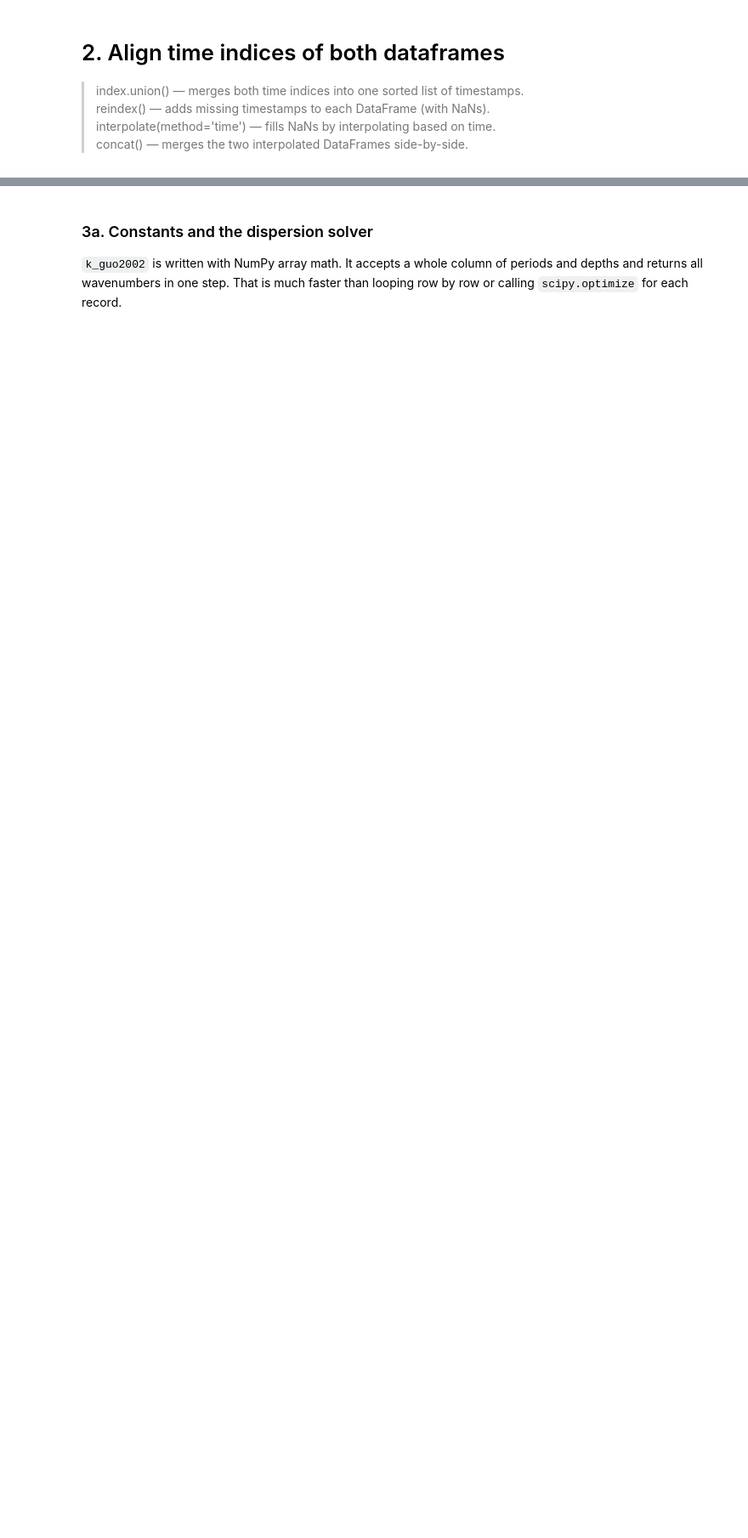
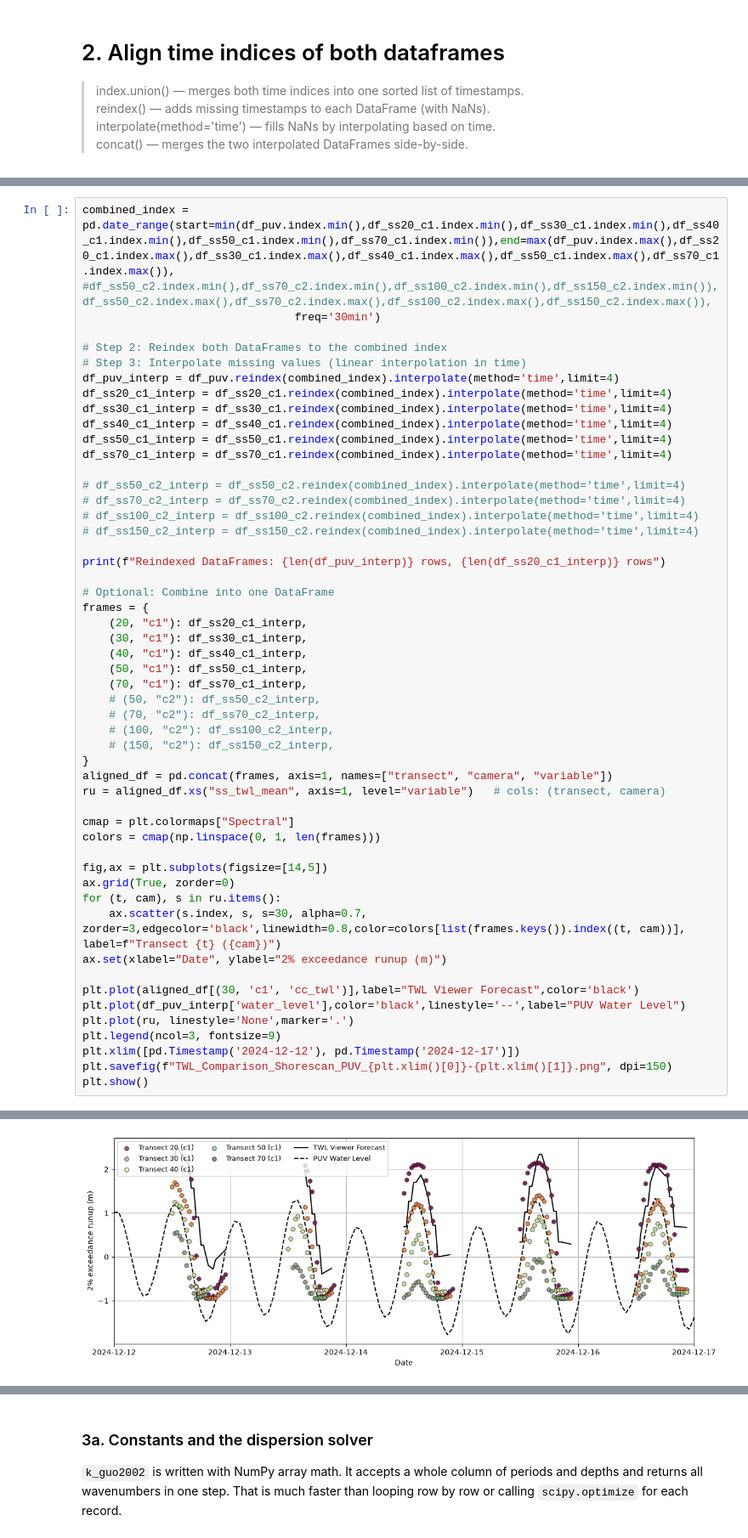
Before and after one commit to cvolpano/PUVprocessing_usgs, a Jupyter notebook: Scripts/TWL_SS_Stockdon2006_runup.ipynb, the cells around one changed output, grey strips where cells are left out. Shown at 85% size. Saved outputs shown, nothing was run; the diff lists cells and outputs as text; blank space fills up the shorter version.

```diff
--- a/Scripts/TWL_SS_Stockdon2006_runup.ipynb
+++ b/Scripts/TWL_SS_Stockdon2006_runup.ipynb
@@ -144,0 +145,52 @@ Reindexed DataFrames: 8550 rows, 8550 rows
+# %%
+combined_index = pd.date_range(start=min(df_puv.index.min(),df_ss20_c1.index.min(),df_ss30_c1.index.min(),df_ss40_c1.index.min(),df_ss50_c1.index.min(),df_ss70_c1.index.min()),end=max(df_puv.index.max(),df_ss20_c1.index.max(),df_ss30_c1.index.max(),df_ss40_c1.index.max(),df_ss50_c1.index.max(),df_ss70_c1.index.max()), #df_ss50_c2.index.min(),df_ss70_c2.index.min(),df_ss100_c2.index.min(),df_ss150_c2.index.min()), df_ss50_c2.index.max(),df_ss70_c2.index.max(),df_ss100_c2.index.max(),df_ss150_c2.index.max()),
+                                freq='30min')
+
+# Step 2: Reindex both DataFrames to the combined index
+# Step 3: Interpolate missing values (linear interpolation in time)
+df_puv_interp = df_puv.reindex(combined_index).interpolate(method='time',limit=4)
+df_ss20_c1_interp = df_ss20_c1.reindex(combined_index).interpolate(method='time',limit=4)
+df_ss30_c1_interp = df_ss30_c1.reindex(combined_index).interpolate(method='time',limit=4)
+df_ss40_c1_interp = df_ss40_c1.reindex(combined_index).interpolate(method='time',limit=4)
+df_ss50_c1_interp = df_ss50_c1.reindex(combined_index).interpolate(method='time',limit=4)
+df_ss70_c1_interp = df_ss70_c1.reindex(combined_index).interpolate(method='time',limit=4)
+
+# df_ss50_c2_interp = df_ss50_c2.reindex(combined_index).interpolate(method='time',limit=4)
+# df_ss70_c2_interp = df_ss70_c2.reindex(combined_index).interpolate(method='time',limit=4)
+# df_ss100_c2_interp = df_ss100_c2.reindex(combined_index).interpolate(method='time',limit=4)
+# df_ss150_c2_interp = df_ss150_c2.reindex(combined_index).interpolate(method='time',limit=4)
+
+print(f"Reindexed DataFrames: {len(df_puv_interp)} rows, {len(df_ss20_c1_interp)} rows")
+
+# Optional: Combine into one DataFrame
+frames = {
+    (20, "c1"): df_ss20_c1_interp,
+    (30, "c1"): df_ss30_c1_interp,
+    (40, "c1"): df_ss40_c1_interp,
+    (50, "c1"): df_ss50_c1_interp,
+    (70, "c1"): df_ss70_c1_interp,
+    # (50, "c2"): df_ss50_c2_interp,
+    # (70, "c2"): df_ss70_c2_interp,
+    # (100, "c2"): df_ss100_c2_interp,
+    # (150, "c2"): df_ss150_c2_interp,
+}
+aligned_df = pd.concat(frames, axis=1, names=["transect", "camera", "variable"])
+ru = aligned_df.xs("ss_twl_mean", axis=1, level="variable")   # cols: (transect, camera)
+
+cmap = plt.colormaps["Spectral"]
+colors = cmap(np.linspace(0, 1, len(frames)))
+
+fig,ax = plt.subplots(figsize=[14,5])
+ax.grid(True, zorder=0)
+for (t, cam), s in ru.items():
+    ax.scatter(s.index, s, s=30, alpha=0.7, zorder=3,edgecolor='black',linewidth=0.8,color=colors[list(frames.keys()).index((t, cam))], label=f"Transect {t} ({cam})")
+ax.set(xlabel="Date", ylabel="2% exceedance runup (m)")
+
+plt.plot(aligned_df[(30, 'c1', 'cc_twl')],label="TWL Viewer Forecast",color='black')
+plt.plot(df_puv_interp['water_level'],color='black',linestyle='--',label="PUV Water Level")
+plt.plot(ru, linestyle='None',marker='.')
+plt.legend(ncol=3, fontsize=9)
+plt.xlim([pd.Timestamp('2024-12-12'), pd.Timestamp('2024-12-17')])
+plt.savefig(f"TWL_Comparison_Shorescan_PUV_{plt.xlim()[0]}-{plt.xlim()[1]}.png", dpi=150)
+plt.show()
+# %% [output]
@@ -145,3 +198,4 @@ Reindexed DataFrames: 8550 rows, 8550 rows
+[figure, added]
 # %% [markdown]
 # 3. Reverse-shoal and un-refract Sig1000 waves to deepwater
 
```
Also changed, not shown: parts of 5 cells of this notebook, 3 other files.
